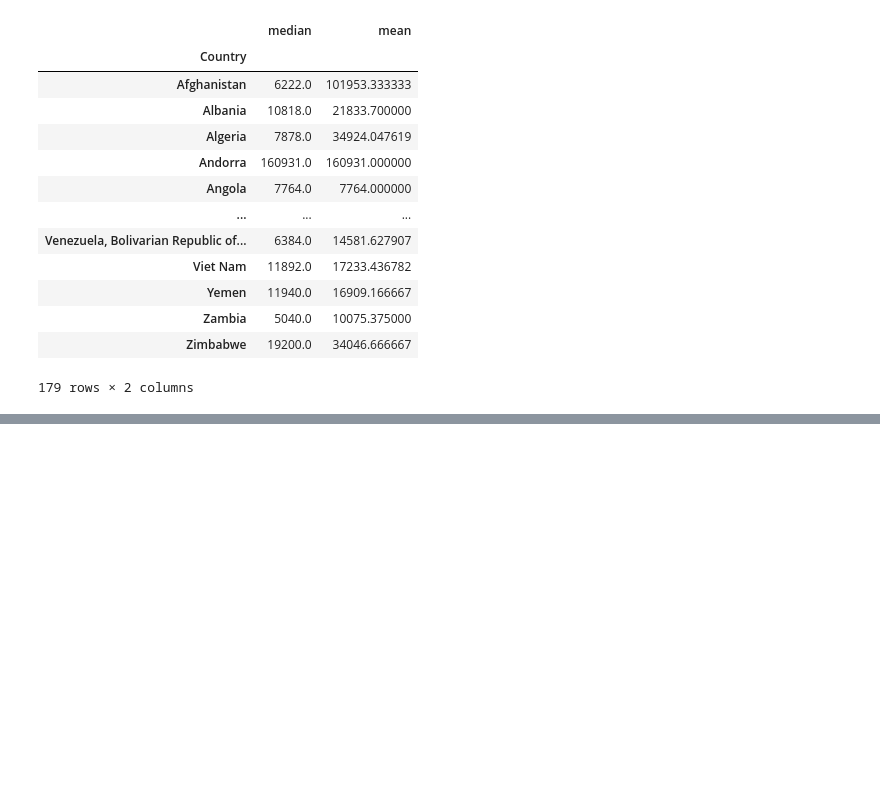
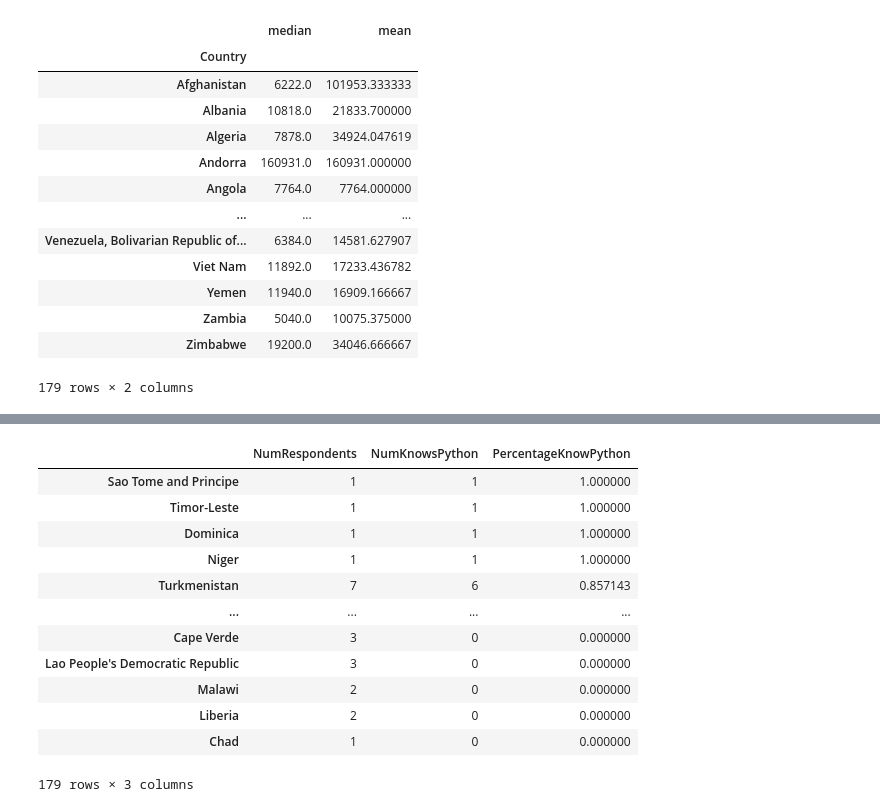
Before and after one commit to LeastKIds/jupyter_notebook, a Jupyter notebook: pandas_grouping_aggregating.ipynb, the cells around one changed output, grey strips where cells are left out. Cells and saved outputs as stored; diff of their text form; code cells hidden in the pictures; blank space fills up the shorter version.

```diff
--- a/pandas_grouping_aggregating.ipynb
+++ b/pandas_grouping_aggregating.ipynb
@@ -444,0 +686,16 @@ country_grp['ConvertedComp'].agg(['median', 'mean'])
+# %%
+concat_df
+# %% [output]
+|  | NumRespondents | NumKnowsPython | PercentageKnowPython |
+| Sao Tome and Principe | 1 | 1 | 1.000000 |
+| Timor-Leste | 1 | 1 | 1.000000 |
+| Dominica | 1 | 1 | 1.000000 |
+| Niger | 1 | 1 | 1.000000 |
+| Turkmenistan | 7 | 6 | 0.857143 |
+| ... | ... | ... | ... |
+| Cape Verde | 3 | 0 | 0.000000 |
+| Lao People's Democratic Republic | 3 | 0 | 0.000000 |
+| Malawi | 2 | 0 | 0.000000 |
+| Liberia | 2 | 0 | 0.000000 |
+| Chad | 1 | 0 | 0.000000 |
+179 rows × 3 columns
```
Also changed, not shown: parts of 42 cells of this notebook, 3 other files.
